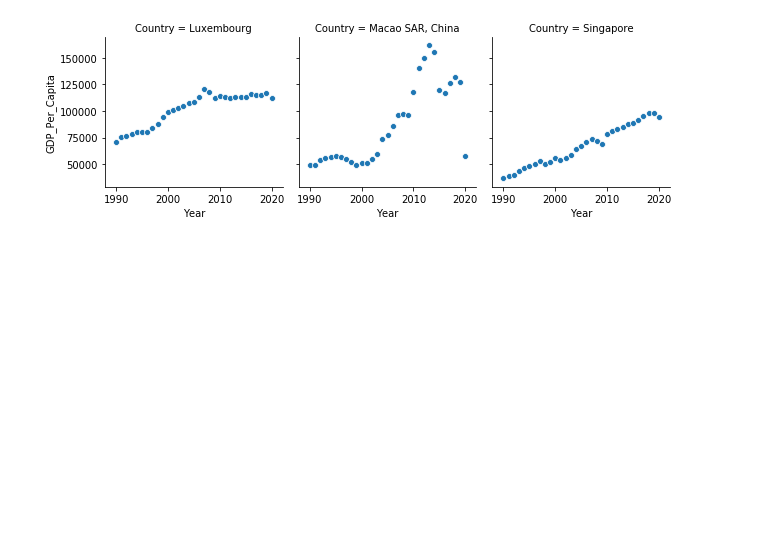
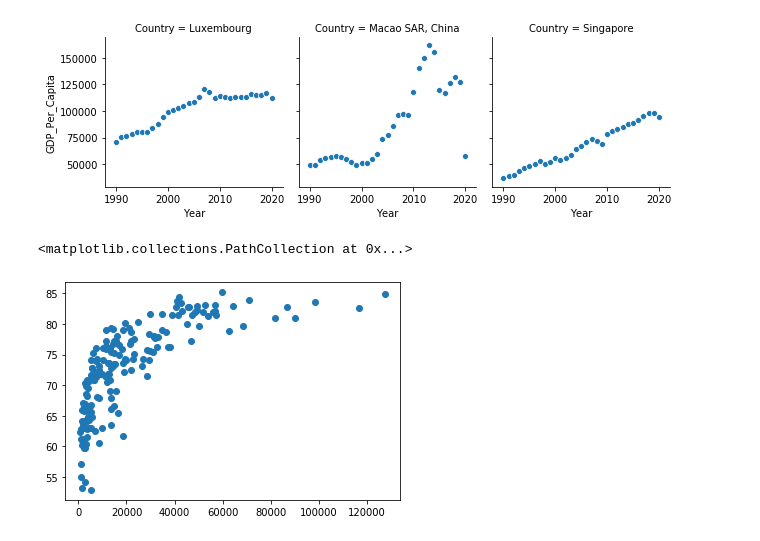
Before and after one commit to ballir27/un-exploration, a Jupyter notebook: Notebooks/UN_Data_Exploration.ipynb, the cells around one changed output. Drawn from its saved outputs; the diff is of its cells as text; code cells hidden in the pictures; blank space fills up the shorter version.

```diff
--- a/Notebooks/UN_Data_Exploration.ipynb
+++ b/Notebooks/UN_Data_Exploration.ipynb
@@ -323,3 +323,9 @@ facetload.map(sns.scatterplot, 'Year','GDP_Per_Capita')
 Name: Country, dtype: object
 <seaborn.axisgrid.FacetGrid at 0x...>
 [figure]
+# %%
+#Question 27: Create a scatter plot of Life Expectancy vs GDP per Capita for the year 2019. What do you notice?
+plt.scatter(x=gdp_le_2019['GDP_Per_Capita'], y=gdp_le_2019['Life_Expectancy'])
+# %% [output]
+<matplotlib.collections.PathCollection at 0x...>
+[figure, added]
```
Also changed, not shown: parts of 5 cells of this notebook.
